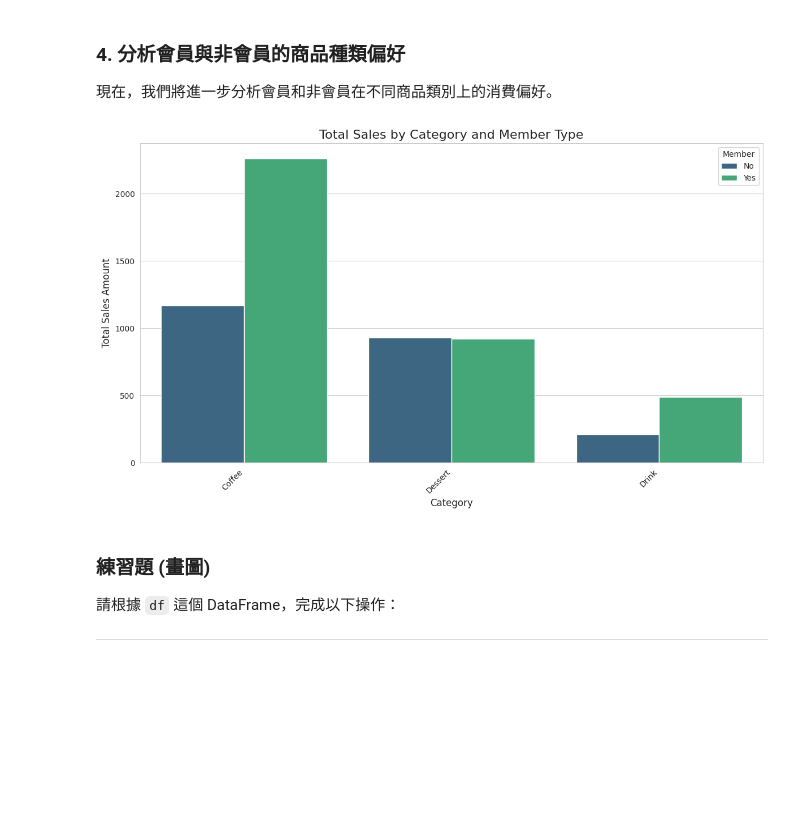
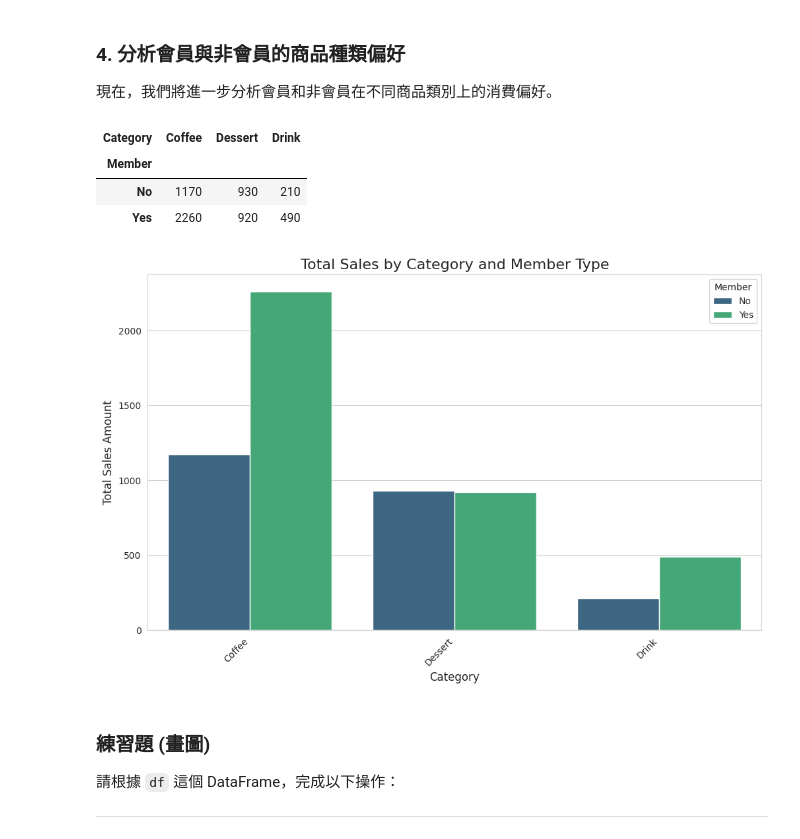
Before and after one commit to ChungyiBossi/GjunDataAnaysis, a Jupyter notebook: coffee_shop.ipynb, the cells around one changed output. Saved outputs shown, nothing was run; the diff lists cells and outputs as text; code cells hidden in the pictures; blank space fills up the shorter version.

```diff
--- a/coffee_shop.ipynb
+++ b/coffee_shop.ipynb
@@ -18,8 +27,8 @@ Requirement already satisfied: six>=1.5 in /usr/local/lib/python3.12/dist-packag
 import pandas as pd
 
 # 讀取 CSV 檔案
-# df = pd.read_csv('/content/coffee_shop.csv')
-df = pd.read_csv('/content/drive/MyDrive/工作/2026/巨匠北認-商業資料分析/coffee_shop.csv')
+# df = pd.read_csv('/content/coffee_shop.csv') # 手動上傳的讀取方式
+df = pd.read_csv('/content/drive/MyDrive/工作/2026/巨匠北認-商業資料分析/0718/coffee_shop.csv') # DataFrame
 
-print(type(df))
+type(df)
 # %% [output]
@@ -64,0 +74,4 @@ df[['Product', 'Category', 'Price']] # index為一個List
+# %%
+df['TotalPrice'] = df['Price'] * df['Quantity']
+print(type(df['TotalPrice']))
+df.head()
@@ -257,30 +416,35 @@ plt.show()
 現在，我們將進一步分析會員和非會員在不同商品類別上的消費偏好。
 # %%
 # 計算每個會員類別中，各商品類別的總銷售額
-member_category_sales = df.groupby(['Member', 'Category'])['TotalSales'].sum().unstack(fill_value=0)
+member_category_sales = df.groupby(['Member', 'Category'])['TotalSales'].sum().unstack()
+display(member_category_sales)
 
 # 繪製堆疊長條圖或分組長條圖
 # 將 DataFrame 轉換為適合繪圖的格式
-member_category_sales_melted = member_category_sales.reset_index().melt('Member', var_name='Category', value_name='TotalSales')
+member_category_sales_melted = member_category_sales.reset_index().melt(
+    'Member', var_name='Category', value_name='TotalSales')
 
 plt.figure(figsize=(12, 7))
 sns.barplot(
     x='Category',
     y='TotalSales',
     hue='Member',
     data=member_category_sales_melted,
     palette='viridis'
 )
 plt.title('Total Sales by Category and Member Type', fontsize=16)
 plt.xlabel('Category', fontsize=12)
 plt.ylabel('Total Sales Amount', fontsize=12)
 plt.xticks(rotation=45, ha='right')
 plt.legend(title='Member')
-plt.tight_layout()
 plt.savefig('member_category_preference.png') # 儲存圖片
 plt.show()
 # %% [output]
+| Category | Coffee | Dessert | Drink |
+| Member |  |  |  |
+| No | 1170 | 930 | 210 |
+| Yes | 2260 | 920 | 490 |
-[figure, old version]
+[figure, new version]
 # %% [markdown]
 ### 練習題 (畫圖)
 
```
Also changed, not shown: parts of 30 cells of this notebook.
